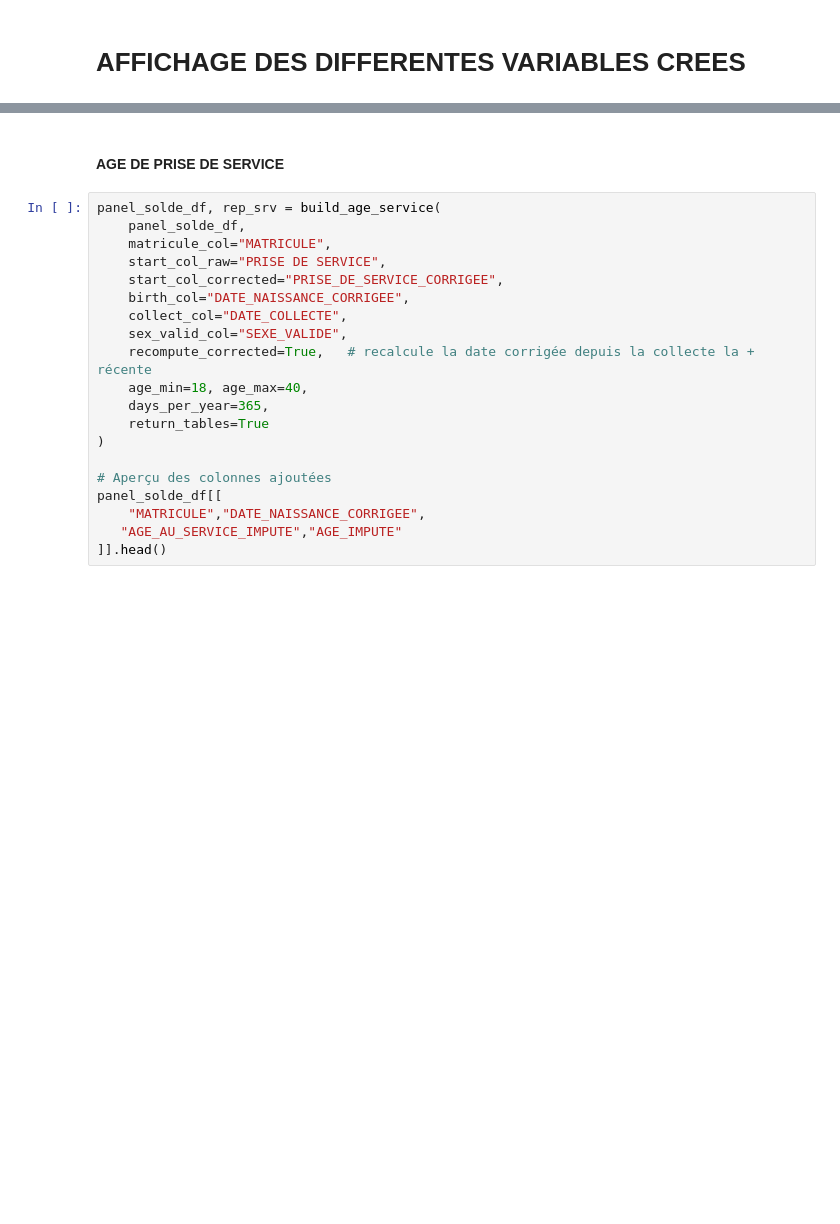
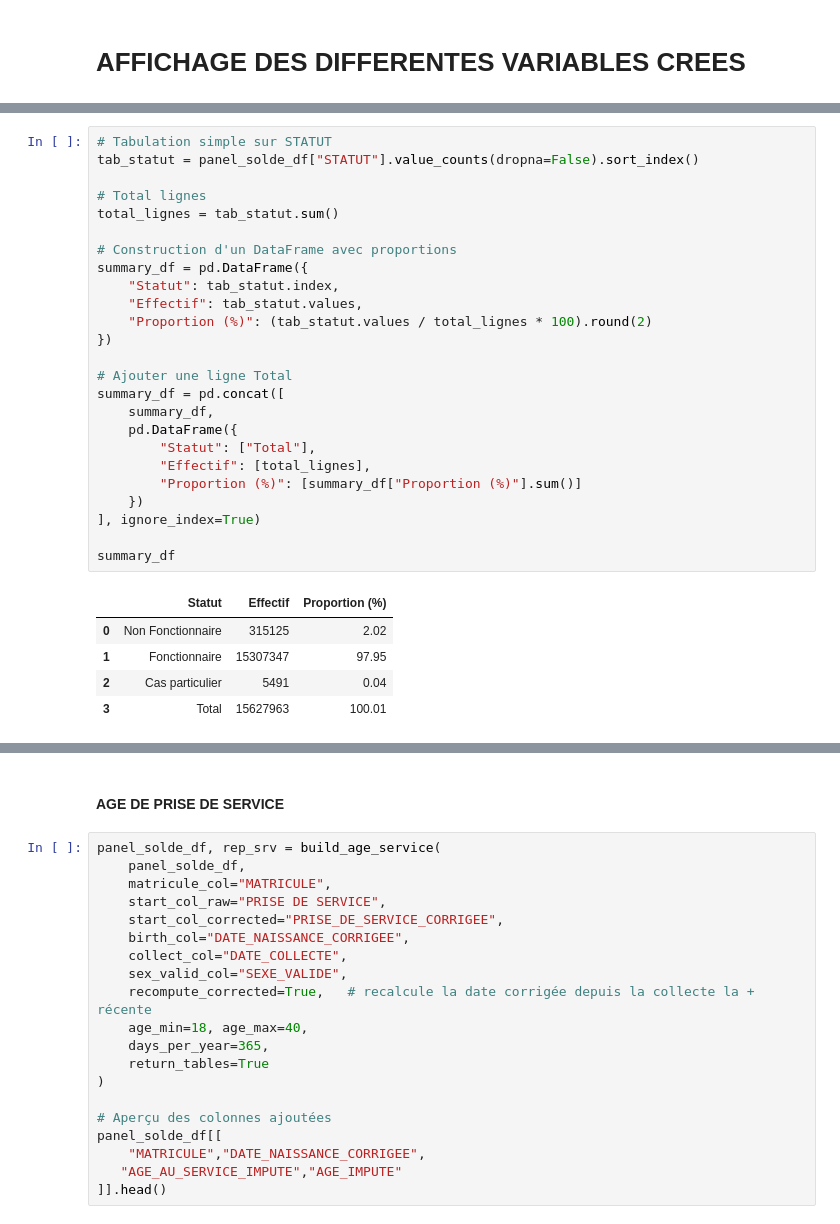
Before and after one commit to cae-ins/panel_admin_data, a Jupyter notebook: Traiment_Data_Solde_1.ipynb, the cells around one changed output, grey strips where cells are left out. Saved outputs shown, nothing was run; the diff lists cells and outputs as text; blank space fills up the shorter version.

```diff
--- a/Traiment_Data_Solde_1.ipynb
+++ b/Traiment_Data_Solde_1.ipynb
@@ -960 +1016,32 @@ Cas particulier : 5491
+# %%
+# Tabulation simple sur STATUT
+tab_statut = panel_solde_df["STATUT"].value_counts(dropna=False).sort_index()
+
+# Total lignes
+total_lignes = tab_statut.sum()
+
+# Construction d'un DataFrame avec proportions
+summary_df = pd.DataFrame({
+    "Statut": tab_statut.index,
+    "Effectif": tab_statut.values,
+    "Proportion (%)": (tab_statut.values / total_lignes * 100).round(2)
+})
+
+# Ajouter une ligne Total
+summary_df = pd.concat([
+    summary_df,
+    pd.DataFrame({
+        "Statut": ["Total"],
+        "Effectif": [total_lignes],
+        "Proportion (%)": [summary_df["Proportion (%)"].sum()]
+    })
+], ignore_index=True)
+
+summary_df
+# %% [output]
+|  | Statut | Effectif | Proportion (%) |
+| 0 | Non Fonctionnaire | 315125 | 2.02 |
+| 1 | Fonctionnaire | 15307347 | 97.95 |
+| 2 | Cas particulier | 5491 | 0.04 |
+| 3 | Total | 15627963 | 100.01 |
 # %% [markdown]
```
Also changed, not shown: parts of 58 cells of this notebook.
